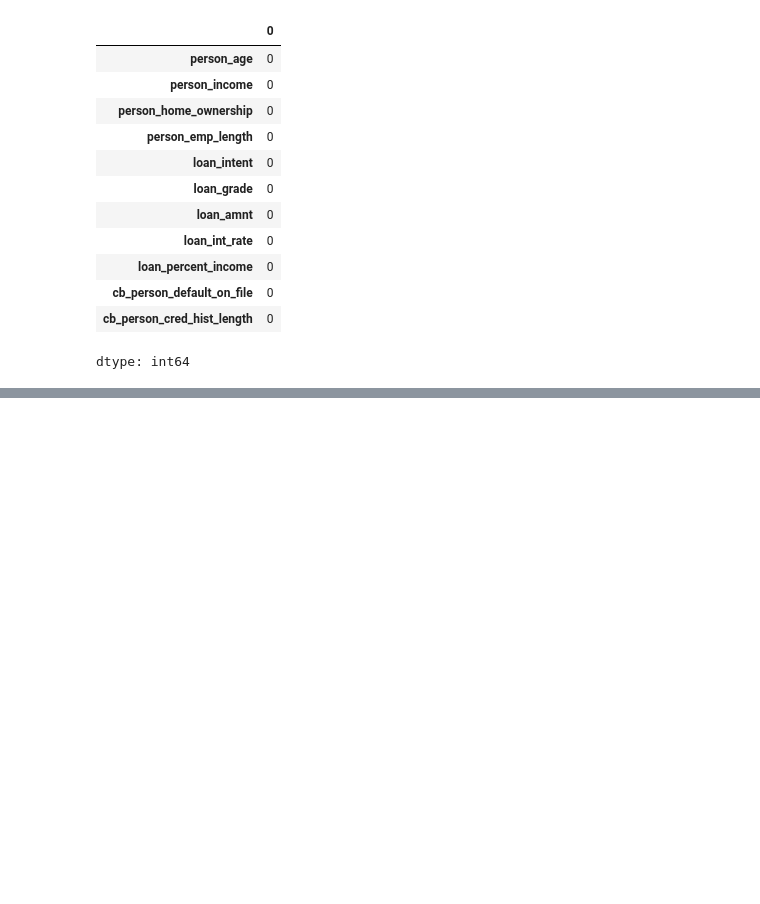
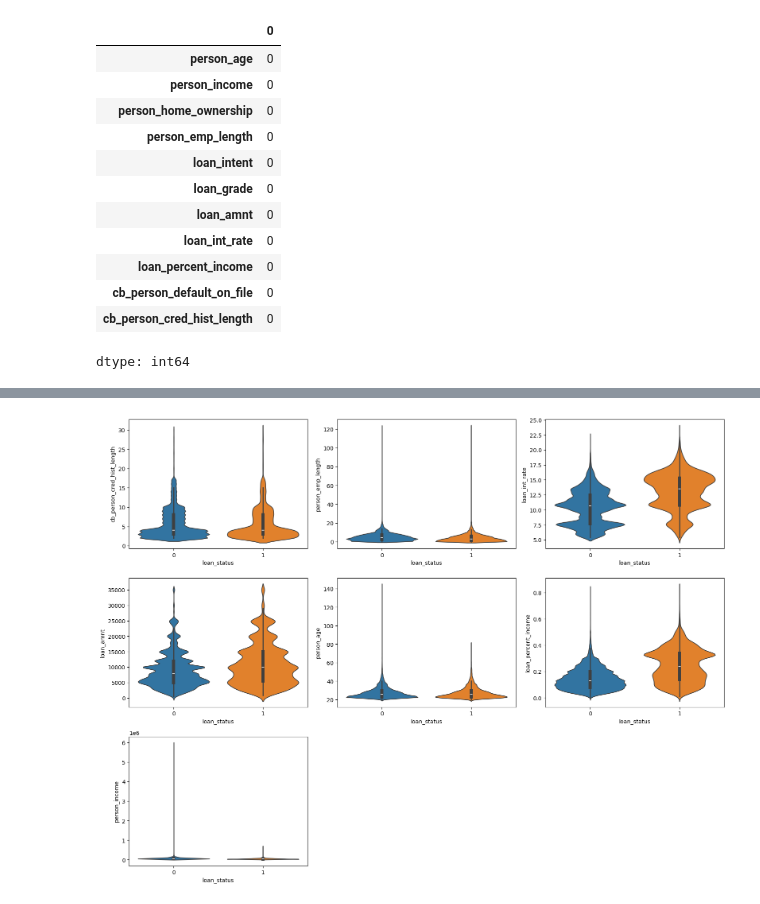
Before and after one commit to Yosri15/Loan_Approval_Prediction, a Jupyter notebook: Loan_Approval.ipynb, the cells around one changed output, grey strips where cells are left out. Drawn from its saved outputs; the diff is of its cells as text; code cells hidden in the pictures; blank space fills up the shorter version.

```diff
--- a/Loan_Approval.ipynb
+++ b/Loan_Approval.ipynb
@@ -486,0 +279,11 @@ scaled_test_data = df_test
+# %%
+plt.figure(figsize=(16, 12))
+
+for i, col in enumerate(numerical_features):
+    plt.subplot(3, 3, i+1)
+    sns.violinplot(df_train, x=target, y=col, hue=target, legend=None)
+
+plt.tight_layout()
+plt.show()
+# %% [output]
+[figure, added]
```
Also changed, not shown: parts of 52 cells of this notebook.
